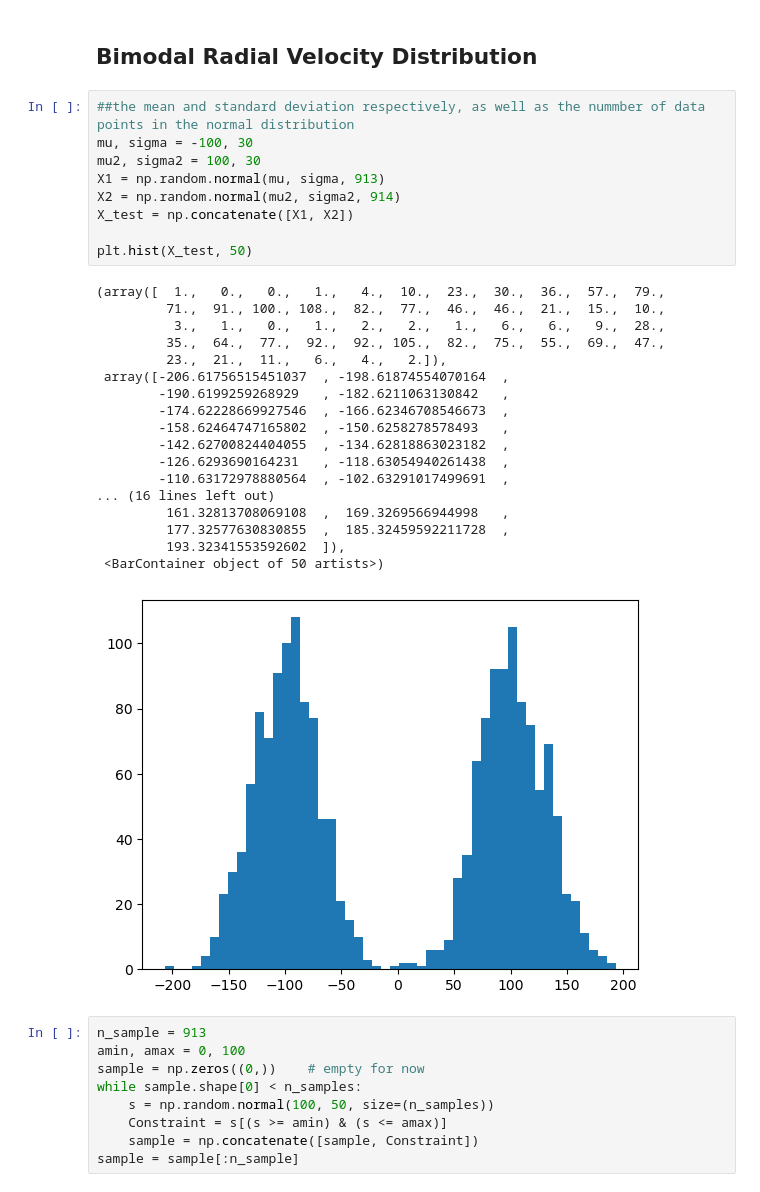
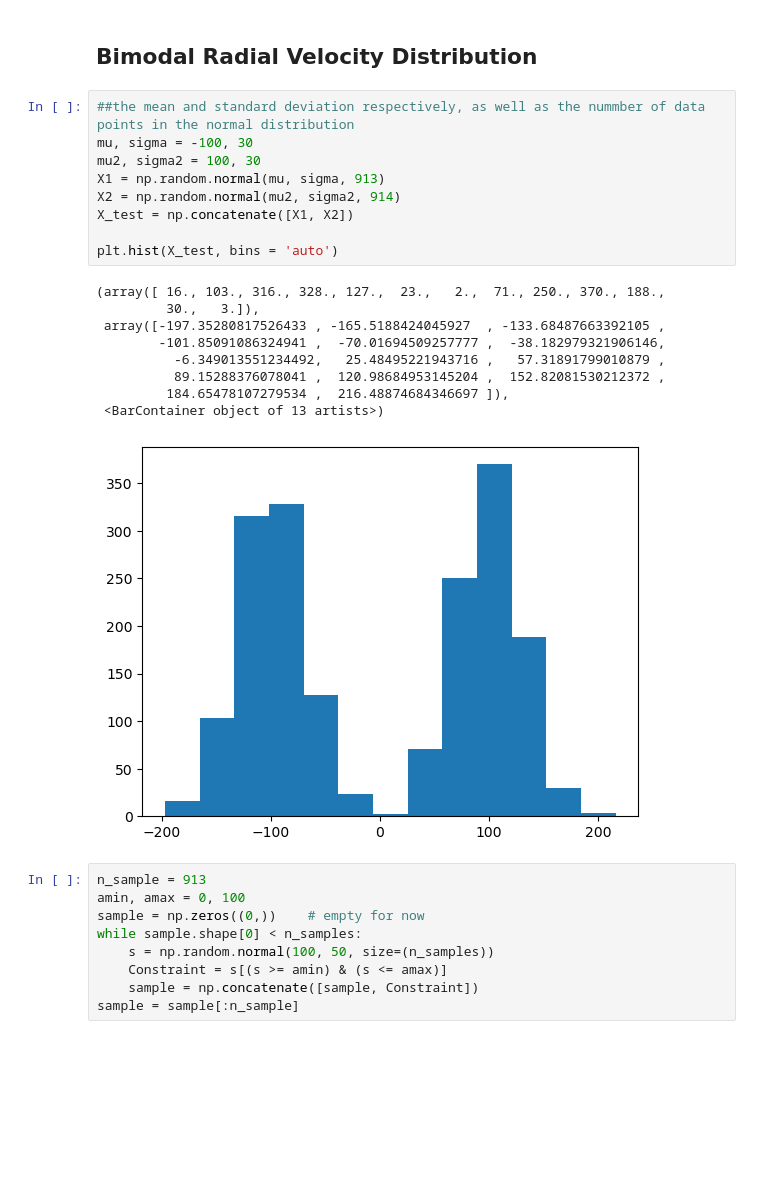
Before and after one commit to emcarthur123/Gaia-Data-Stellar-Flybys, a Jupyter notebook: lowvtan.ipynb, the cells around one changed output. Cells and saved outputs as stored; diff of their text form; blank space fills up the shorter version.

```diff
--- a/lowvtan.ipynb
+++ b/lowvtan.ipynb
@@ -60,31 +60,22 @@ Table length=1827
 # %%
 ##the mean and standard deviation respectively, as well as the nummber of data points in the normal distribution
 mu, sigma = -100, 30
 mu2, sigma2 = 100, 30
 X1 = np.random.normal(mu, sigma, 913)
 X2 = np.random.normal(mu2, sigma2, 914)
 X_test = np.concatenate([X1, X2])
 
-plt.hist(X_test, 50)
+plt.hist(X_test, bins = 'auto')
 # %% [output]
-(array([  1.,   0.,   0.,   1.,   4.,  10.,  23.,  30.,  36.,  57.,  79.,
-         71.,  91., 100., 108.,  82.,  77.,  46.,  46.,  21.,  15.,  10.,
-          3.,   1.,   0.,   1.,   2.,   2.,   1.,   6.,   6.,   9.,  28.,
-         35.,  64.,  77.,  92.,  92., 105.,  82.,  75.,  55.,  69.,  47.,
-         23.,  21.,  11.,   6.,   4.,   2.]),
- array([-206.61756515451037  , -198.61874554070164  ,
-        -190.6199259268929   , -182.6211063130842   ,
-        -174.62228669927546  , -166.62346708546673  ,
-        -158.62464747165802  , -150.6258278578493   ,
-        -142.62700824404055  , -134.62818863023182  ,
-        -126.6293690164231   , -118.63054940261438  ,
-        -110.63172978880564  , -102.63291017499691  ,
-... (16 lines left out)
-         161.32813708069108  ,  169.3269566944998   ,
-         177.32577630830855  ,  185.32459592211728  ,
-         193.32341553592602  ]),
- <BarContainer object of 50 artists>)
+(array([ 16., 103., 316., 328., 127.,  23.,   2.,  71., 250., 370., 188.,
+         30.,   3.]),
+ array([-197.35280817526433 , -165.5188424045927  , -133.68487663392105 ,
+        -101.85091086324941 ,  -70.01694509257777 ,  -38.182979321906146,
+          -6.349013551234492,   25.48495221943716 ,   57.31891799010879 ,
+          89.15288376078041 ,  120.98684953145204 ,  152.82081530212372 ,
+         184.65478107279534 ,  216.48874684346697 ]),
+ <BarContainer object of 13 artists>)
-[figure, old version]
+[figure, new version]
 # %%
 n_sample = 913
 amin, amax = 0, 100
```
Also changed, not shown: parts of 2 cells of this notebook.
